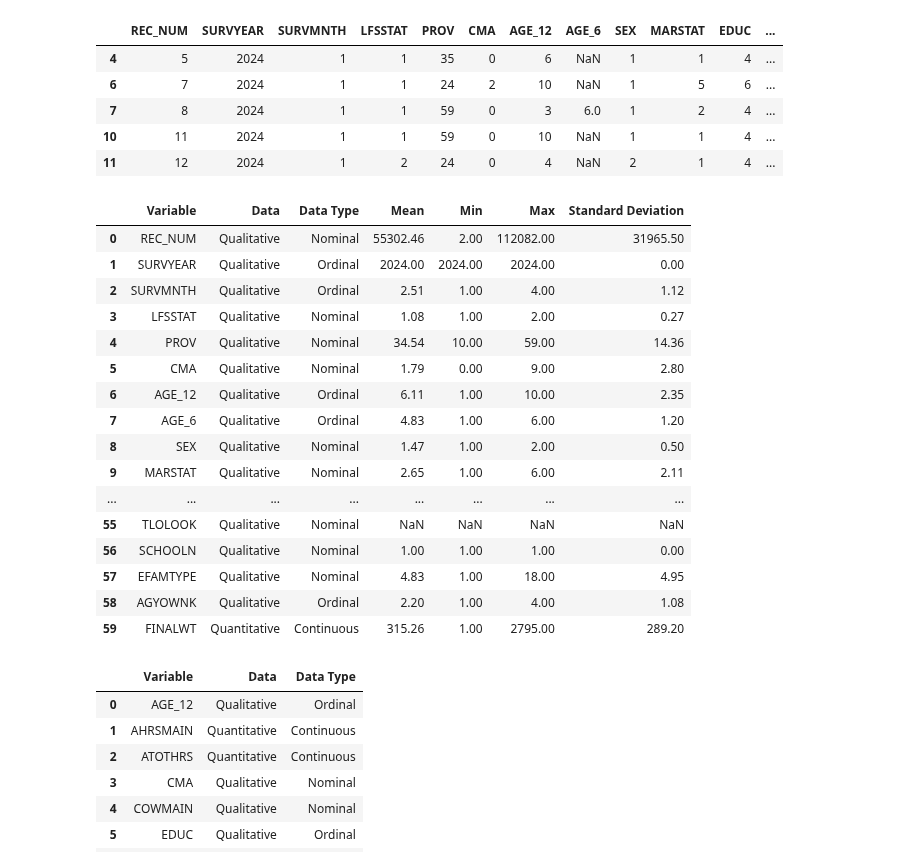
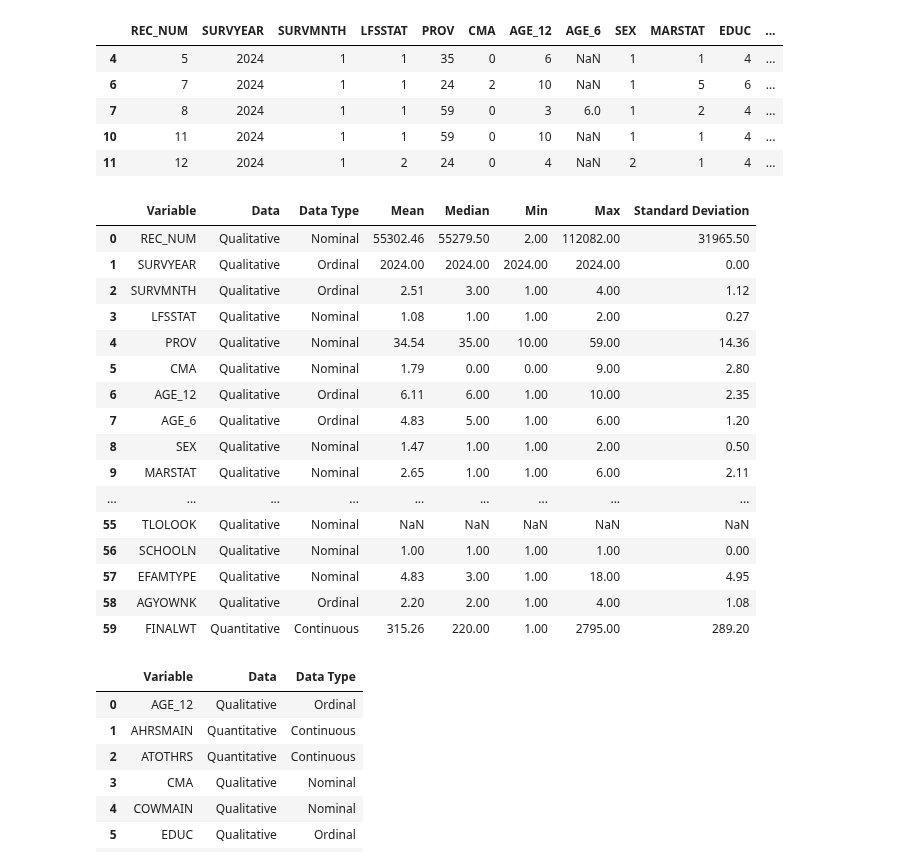
Before and after one commit to harpkang/CIND820_CAPSTONE, a Jupyter notebook: Code/kang_harpreet_code_cind820.ipynb, the cells around one changed output. Cells and saved outputs as stored; diff of their text form; code cells hidden in the pictures.

```diff
--- a/Code/kang_harpreet_code_cind820.ipynb
+++ b/Code/kang_harpreet_code_cind820.ipynb
@@ -36,6 +36,9 @@ data=data[data['PERMTEMP']==1]
 # %%
 data['HRLYEARN']=data['HRLYEARN']/100
 # The data dictionary for this dataset indicated that the last 2 values of this numeric column were the decimal points. So dividing the HRLYEARN column by 100 will add 2 decimal points.
+# %%
+data['UHRSMAIN']=data['UHRSMAIN']/100
+# The data dictionary for this dataset indicated that the last 2 values of this numeric column were the decimal points. So dividing the UHRSMAIN column by 100 will add 2 decimal points.
 # %%
 #profile = ProfileReport(data, title="Profiling Report")
 #profile.to_file("EDA after eliminating blanks of Usual Hourly Wages (HRLYEARN).html")
@@ -262,7 +265,7 @@ data_object_mapping={
 'yabsent':'Qualitative',
 'wksaway':'Qualitative',
 'payaway':'Qualitative',
-'uhrsmain':'Qunatitative',
+'uhrsmain':'Quantitative',
 'ahrsmain':'Quantitative',
 'ftptmain':'Qualitative',
 'utothrs':'Quantitative',
@@ -304,6 +307,8 @@ data_table=data.columns.to_frame(index=False)
 data_table=data_table.rename(columns={0:'Variable Name'})
 columns=list(data_table.iloc[:,0] )
 data_table_mean_lst=[]
+data_table_mode_lst=[]
+data_table_median_lst=[]
 data_table_min_lst=[]
 data_table_max_lst=[]
 data_table_std_lst=[]
@@ -312,33 +317,34 @@ data_table_dtype_lst=[]
 
 for column in columns:
     data_table_mean_lst.append(round(data[column].mean(),2))
+    data_table_median_lst.append(round(data[column].median(),2))
     data_table_min_lst.append(round(data[column].min(),2))
     data_table_max_lst.append(round(data[column].max(),2))
     data_table_std_lst.append(round(data[column].std(),2))
     data_table_object_lst.append(data_object_mapping.get((column.lower())))
     data_table_dtype_lst.append(data_type_mapping.get((column.lower())))
 # %%
-summary_statistics_table=pd.DataFrame(list(zip(columns,data_table_object_lst,data_table_dtype_lst,data_table_mean_lst,data_table_min_lst,data_table_max_lst,data_table_std_lst)),columns=['Variable','Data','Data Type','Mean','Min','Max','Standard Deviation'])
+summary_statistics_table=pd.DataFrame(list(zip(columns,data_table_object_lst,data_table_dtype_lst,data_table_mean_lst,data_table_median_lst,data_table_min_lst,data_table_max_lst,data_table_std_lst)),columns=['Variable','Data','Data Type','Mean','Median','Min','Max','Standard Deviation'])
 # Creating a table with the summary statistics of the data
 summary_statistics_table
 # %% [output]
-|  | Variable | Data | Data Type | Mean | Min | Max | Standard Deviation |
-| 0 | REC_NUM | Qualitative | Nominal | 55302.46 | 2.00 | 112082.00 | 31965.50 |
-| 1 | SURVYEAR | Qualitative | Ordinal | 2024.00 | 2024.00 | 2024.00 | 0.00 |
-| 2 | SURVMNTH | Qualitative | Ordinal | 2.51 | 1.00 | 4.00 | 1.12 |
-| 3 | LFSSTAT | Qualitative | Nominal | 1.08 | 1.00 | 2.00 | 0.27 |
-| 4 | PROV | Qualitative | Nominal | 34.54 | 10.00 | 59.00 | 14.36 |
-| 5 | CMA | Qualitative | Nominal | 1.79 | 0.00 | 9.00 | 2.80 |
-| 6 | AGE_12 | Qualitative | Ordinal | 6.11 | 1.00 | 10.00 | 2.35 |
-| 7 | AGE_6 | Qualitative | Ordinal | 4.83 | 1.00 | 6.00 | 1.20 |
-| 8 | SEX | Qualitative | Nominal | 1.47 | 1.00 | 2.00 | 0.50 |
-| 9 | MARSTAT | Qualitative | Nominal | 2.65 | 1.00 | 6.00 | 2.11 |
-| ... | ... | ... | ... | ... | ... | ... | ... |
-| 55 | TLOLOOK | Qualitative | Nominal | NaN | NaN | NaN | NaN |
-| 56 | SCHOOLN | Qualitative | Nominal | 1.00 | 1.00 | 1.00 | 0.00 |
-| 57 | EFAMTYPE | Qualitative | Nominal | 4.83 | 1.00 | 18.00 | 4.95 |
-| 58 | AGYOWNK | Qualitative | Ordinal | 2.20 | 1.00 | 4.00 | 1.08 |
-| 59 | FINALWT | Quantitative | Continuous | 315.26 | 1.00 | 2795.00 | 289.20 |
+|  | Variable | Data | Data Type | Mean | Median | Min | Max | Standard Deviation |
+| 0 | REC_NUM | Qualitative | Nominal | 55302.46 | 55279.50 | 2.00 | 112082.00 | 31965.50 |
+| 1 | SURVYEAR | Qualitative | Ordinal | 2024.00 | 2024.00 | 2024.00 | 2024.00 | 0.00 |
+| 2 | SURVMNTH | Qualitative | Ordinal | 2.51 | 3.00 | 1.00 | 4.00 | 1.12 |
+| 3 | LFSSTAT | Qualitative | Nominal | 1.08 | 1.00 | 1.00 | 2.00 | 0.27 |
+| 4 | PROV | Qualitative | Nominal | 34.54 | 35.00 | 10.00 | 59.00 | 14.36 |
+| 5 | CMA | Qualitative | Nominal | 1.79 | 0.00 | 0.00 | 9.00 | 2.80 |
+| 6 | AGE_12 | Qualitative | Ordinal | 6.11 | 6.00 | 1.00 | 10.00 | 2.35 |
+| 7 | AGE_6 | Qualitative | Ordinal | 4.83 | 5.00 | 1.00 | 6.00 | 1.20 |
+| 8 | SEX | Qualitative | Nominal | 1.47 | 1.00 | 1.00 | 2.00 | 0.50 |
+| 9 | MARSTAT | Qualitative | Nominal | 2.65 | 1.00 | 1.00 | 6.00 | 2.11 |
+| ... | ... | ... | ... | ... | ... | ... | ... | ... |
+| 55 | TLOLOOK | Qualitative | Nominal | NaN | NaN | NaN | NaN | NaN |
+| 56 | SCHOOLN | Qualitative | Nominal | 1.00 | 1.00 | 1.00 | 1.00 | 0.00 |
+| 57 | EFAMTYPE | Qualitative | Nominal | 4.83 | 3.00 | 1.00 | 18.00 | 4.95 |
+| 58 | AGYOWNK | Qualitative | Ordinal | 2.20 | 2.00 | 1.00 | 4.00 | 1.08 |
+| 59 | FINALWT | Quantitative | Continuous | 315.26 | 220.00 | 1.00 | 2795.00 | 289.20 |
 # %%
 summary_statistics_table=summary_statistics_table.merge(missing_values_percent,left_on='Variable',right_index=True)
 # %%
```
Also changed, not shown: parts of 13 cells of this notebook, 1 other file.
